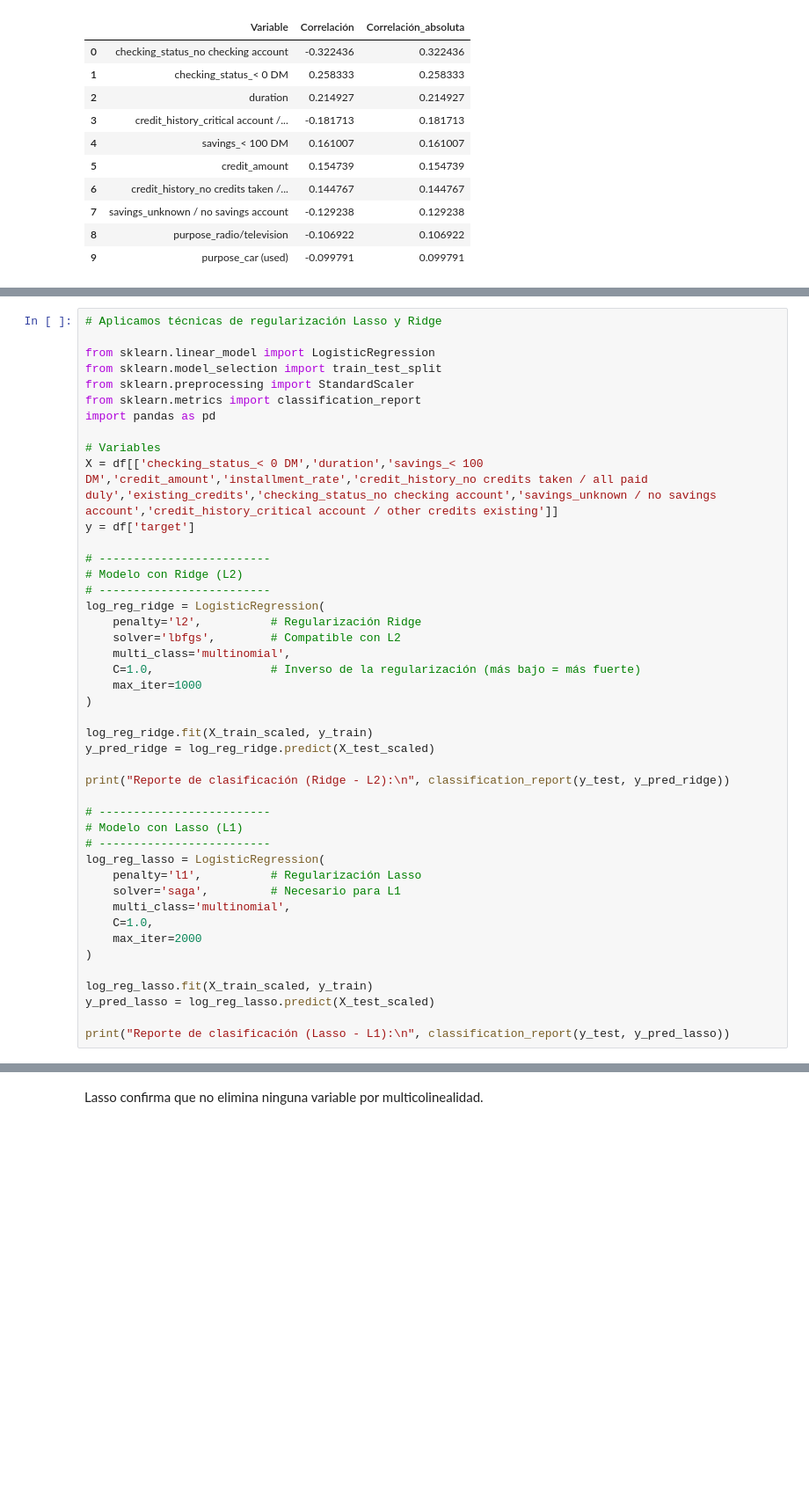
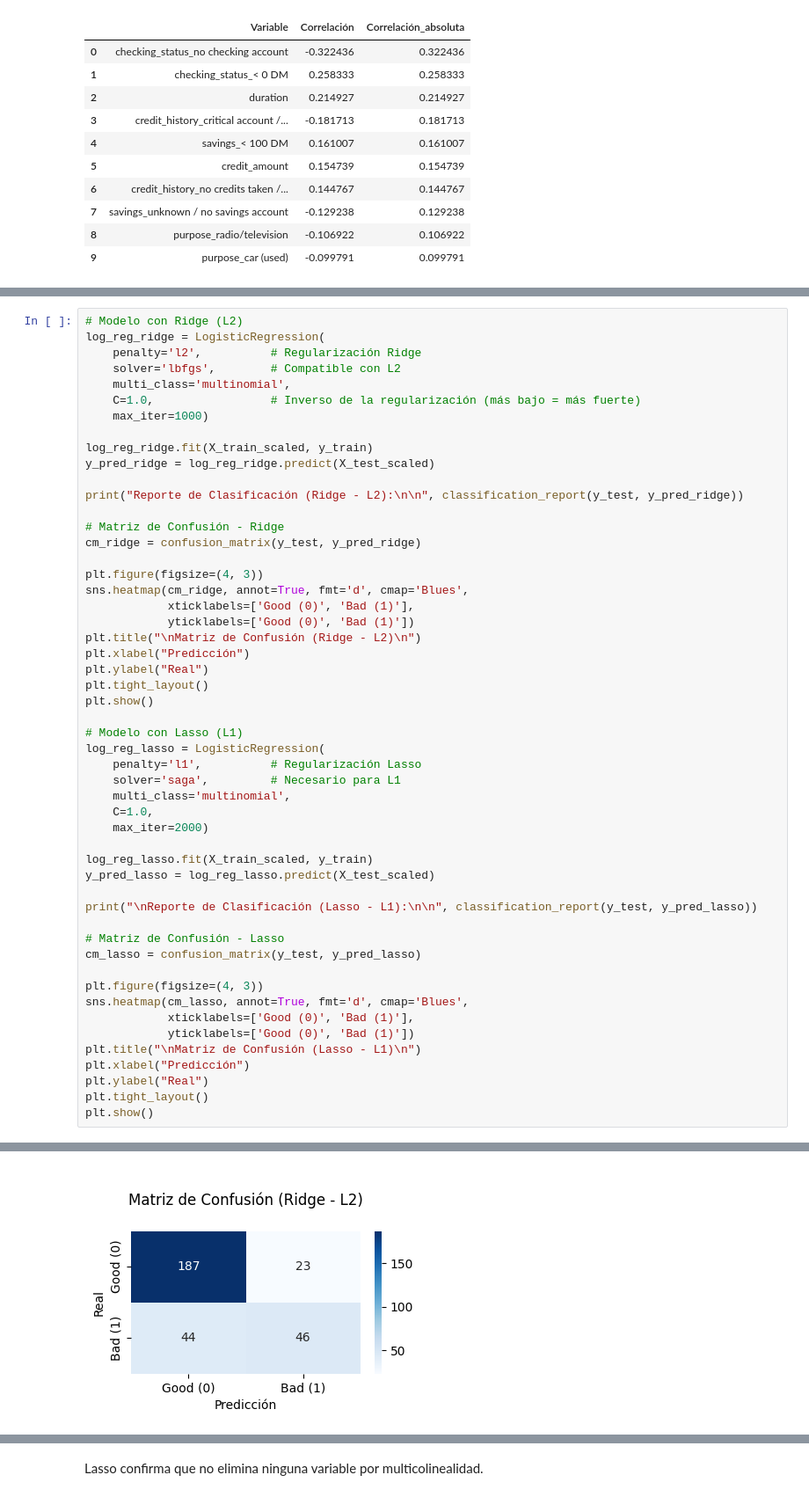
Before and after one commit to DavidCrespo72/AnalisisDatos, a Jupyter notebook: Taller_inova_pre1.ipynb, the cells around one changed output, grey strips where cells are left out. Shown at 88% size. Saved outputs shown, nothing was run; the diff lists cells and outputs as text; blank space fills up the shorter version.

```diff
--- a/Taller_inova_pre1.ipynb
+++ b/Taller_inova_pre1.ipynb
@@ -493,44 +485,53 @@ print("Log-Loss:", log_loss(y_test, y_pred_proba))
 # %%
-# Aplicamos técnicas de regularización Lasso y Ridge
-
-from sklearn.linear_model import LogisticRegression
-from sklearn.model_selection import train_test_split
-from sklearn.preprocessing import StandardScaler
-from sklearn.metrics import classification_report
-import pandas as pd
-
-# Variables
-X = df[['checking_status_< 0 DM','duration','savings_< 100 DM','credit_amount','installment_rate','credit_history_no credits taken / all paid duly','existing_credits','checking_status_no checking account','savings_unknown / no savings account','credit_history_critical account / other credits existing']]
-y = df['target']
-
-# -------------------------
 # Modelo con Ridge (L2)
-# -------------------------
 log_reg_ridge = LogisticRegression(
     penalty='l2',          # Regularización Ridge
     solver='lbfgs',        # Compatible con L2
     multi_class='multinomial',
     C=1.0,                 # Inverso de la regularización (más bajo = más fuerte)
-    max_iter=1000
-)
+    max_iter=1000)
 
 log_reg_ridge.fit(X_train_scaled, y_train)
 y_pred_ridge = log_reg_ridge.predict(X_test_scaled)
 
-print("Reporte de clasificación (Ridge - L2):\n", classification_report(y_test, y_pred_ridge))
+print("Reporte de Clasificación (Ridge - L2):\n\n", classification_report(y_test, y_pred_ridge))
 
-# -------------------------
+# Matriz de Confusión - Ridge
+cm_ridge = confusion_matrix(y_test, y_pred_ridge)
+
+plt.figure(figsize=(4, 3))
+sns.heatmap(cm_ridge, annot=True, fmt='d', cmap='Blues',
+            xticklabels=['Good (0)', 'Bad (1)'],
+            yticklabels=['Good (0)', 'Bad (1)'])
+plt.title("\nMatriz de Confusión (Ridge - L2)\n")
+plt.xlabel("Predicción")
+plt.ylabel("Real")
+plt.tight_layout()
+plt.show()
+
 # Modelo con Lasso (L1)
-# -------------------------
 log_reg_lasso = LogisticRegression(
     penalty='l1',          # Regularización Lasso
     solver='saga',         # Necesario para L1
     multi_class='multinomial',
     C=1.0,
-    max_iter=2000
-)
+    max_iter=2000)
 
 log_reg_lasso.fit(X_train_scaled, y_train)
 y_pred_lasso = log_reg_lasso.predict(X_test_scaled)
 
-print("Reporte de clasificación (Lasso - L1):\n", classification_report(y_test, y_pred_lasso))
+print("\nReporte de Clasificación (Lasso - L1):\n\n", classification_report(y_test, y_pred_lasso))
+
+# Matriz de Confusión - Lasso
+cm_lasso = confusion_matrix(y_test, y_pred_lasso)
+
+plt.figure(figsize=(4, 3))
+sns.heatmap(cm_lasso, annot=True, fmt='d', cmap='Blues',
+            xticklabels=['Good (0)', 'Bad (1)'],
+            yticklabels=['Good (0)', 'Bad (1)'])
+plt.title("\nMatriz de Confusión (Lasso - L1)\n")
+plt.xlabel("Predicción")
+plt.ylabel("Real")
+plt.tight_layout()
+plt.show()
+# %% [output]
@@ -536,0 +548 @@ print("Reporte de clasificación (Lasso - L1):\n", classification_report(y_test,
+[figure, added]
```
Also changed, not shown: parts of 26 cells of this notebook.
